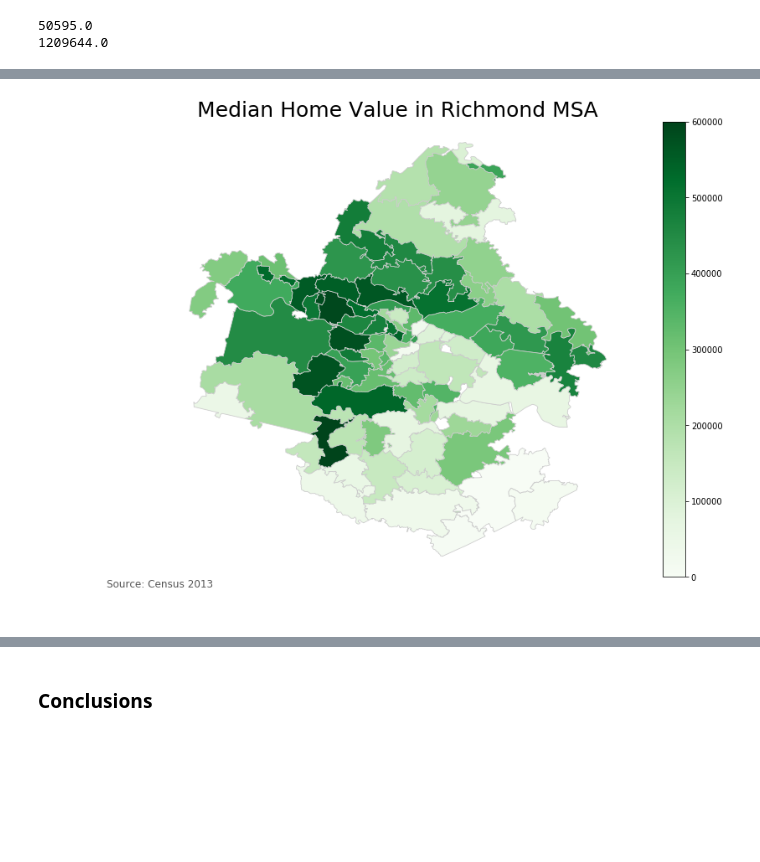
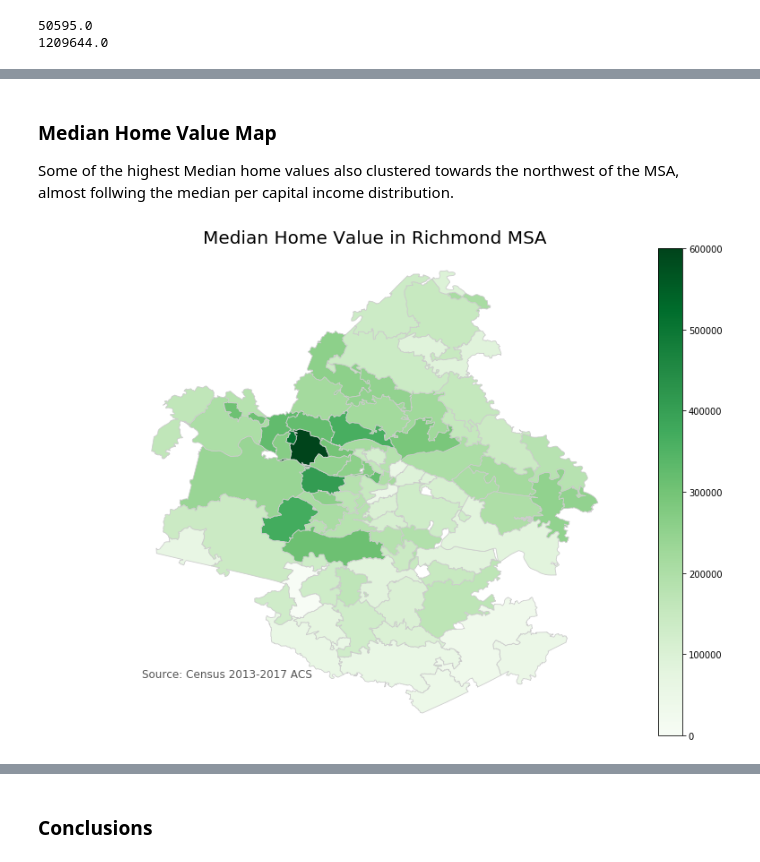
Before and after one commit to dalderbashi/imd_project1, a Jupyter notebook: master_project_doc.ipynb, the cells around one changed output, grey strips where cells are left out. Cells and saved outputs as stored; diff of their text form; code cells hidden in the pictures; blank space fills up the shorter version.

```diff
--- a/master_project_doc.ipynb
+++ b/master_project_doc.ipynb
@@ -494,37 +521,40 @@ plt.savefig("./maps/Per Capita Income in Richmond MSA",dpi = 300)
+# %% [markdown]
+### Median Home Value Map
+
+Some of the highest Median home values also clustered towards the northwest of the MSA, almost follwing the median per capital income distribution.
 # %%
 
-
 # set a variable that will call whatever column we want to visualise on the map
-median_home_value= merged_map_df["Median Home Value"].astype(str)
+median_home_value=  merged_map_df["Median Home Value"]
 
 variable = median_home_value
 # set the range for the choropleth
 vmin, vmax = 0, 600000
 # create figure and axes for Matplotlib
 fig, ax = plt.subplots(1, figsize=(15, 10))
 # create map
 merged_map_df.plot(column=variable, cmap="Greens", linewidth=0.8, ax=ax, edgecolor="0.8")
 
 # remove the axis
 ax.axis("off")
 
 # add a title
-ax.set_title("Median Home Value in Richmond MSA", fontdict={"fontsize": "25", "fontweight" : "3"})
+ax.set_title("Median Home Value in Richmond MSA", fontdict={"fontsize": "20", "fontweight" : "3"})
 # create an annotation for the data source
-ax.annotate("Source: Census 2013", xy=(0.1, .08),
+ax.annotate("Source: Census 2013-2017 ACS", xy=(0.15, .15),
             xycoords="figure fraction",
             horizontalalignment="left",
             verticalalignment="top",
             fontsize=12, color="#555555")
 
 
 # Create colorbar as a legend
 sm = plt.cm.ScalarMappable(cmap="Greens", norm=plt.Normalize(vmin=vmin, vmax=vmax))
 # empty array for the data range
 sm._A = []
 # add the colorbar to the figure
 cbar = fig.colorbar(sm)
 
 plt.savefig("./maps/Median Home Value in Richmond MSA",dpi = 300)
 # %% [output]
-[figure, old version]
+[figure, new version]
```
Also changed, not shown: parts of 53 cells of this notebook, 12 other files.
